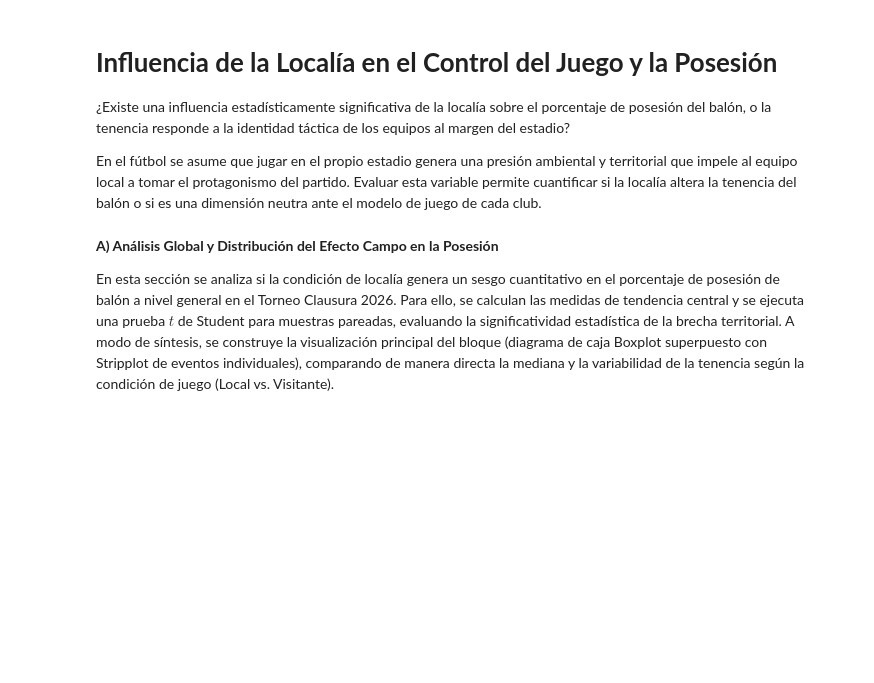
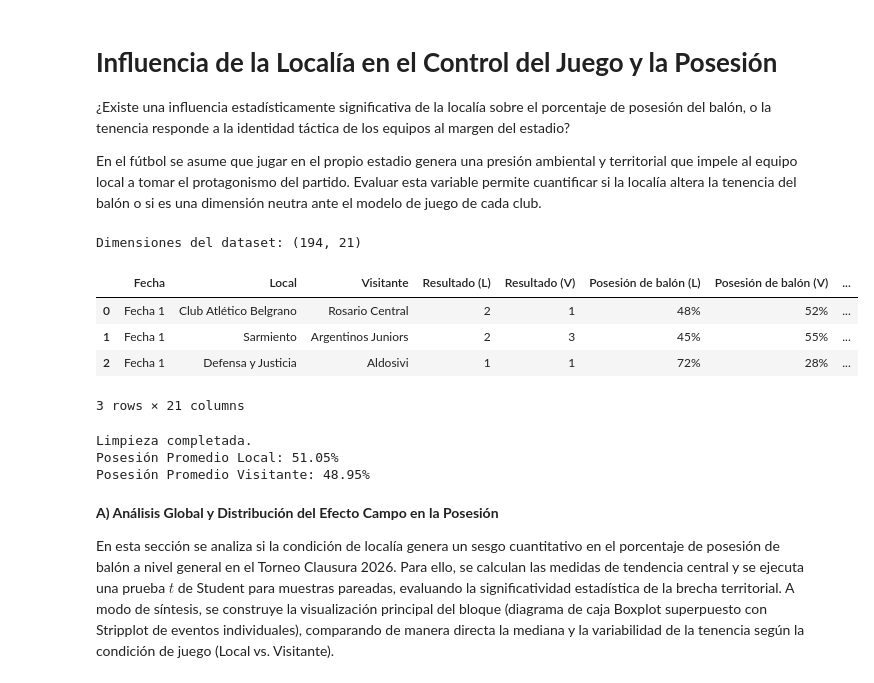
Before and after one commit to santiagoleguizamon10/TP-labo, a Jupyter notebook: prueba1_unificado.ipynb, the cells around one changed output. Saved outputs shown, nothing was run; the diff lists cells and outputs as text; code cells hidden in the pictures; blank space fills up the shorter version.

```diff
--- a/prueba1_unificado.ipynb
+++ b/prueba1_unificado.ipynb
@@ -682,6 +672,54 @@ Vemos que si bien en promedio los equipos locales hacen mas goles que los visita
 ¿Existe una influencia estadísticamente significativa de la localía sobre el porcentaje de posesión del balón, o la tenencia responde a la identidad táctica de los equipos al margen del estadio?
 
 En el fútbol se asume que jugar en el propio estadio genera una presión ambiental y territorial que impele al equipo local a tomar el protagonismo del partido. Evaluar esta variable permite cuantificar si la localía altera la tenencia del balón o si es una dimensión neutra ante el modelo de juego de cada club.
+# %%
+# ==============================================================================
+# PASO 1: IMPORTACIÓN DE LIBRERÍAS Y CARGA DEL DATASET --------- PASO A ELIMINAR A LA HORA DE JUNTAR CON EL TRABAJO PRINCIPAL ------------
+# ==============================================================================
+# Justificación: Establece el entorno reproducible en Google Colab e inspecciona
+# las variables de posesión de balón y condición de localía.
+# Logro: Carga en memoria del DataFrame y verificación de las 194 observaciones.
+
+import pandas as pd
+import numpy as np
+import matplotlib.pyplot as plt
+import seaborn as sns
+from scipy import stats
+
+url = 'https://raw.githubusercontent.com/santiagoleguizamon10/TP-labo/main/data/Clausura26_tp_labo.csv'
+df = pd.read_csv(url)
+
+print("Dimensiones del dataset:", df.shape)
+df.head(3)
+# %% [output]
+Dimensiones del dataset: (194, 21)
+|  | Fecha | Local | Visitante | Resultado (L) | Resultado (V) | Posesión de balón (L) | Posesión de balón (V) | ... |
+| 0 | Fecha 1 | Club Atlético Belgrano | Rosario Central | 2 | 1 | 48% | 52% | ... |
+| 1 | Fecha 1 | Sarmiento | Argentinos Juniors | 2 | 3 | 45% | 55% | ... |
+| 2 | Fecha 1 | Defensa y Justicia | Aldosivi | 1 | 1 | 72% | 28% | ... |
+3 rows × 21 columns
+# %%
+# ==============================================================================
+# PASO 2: LIMPIEZA DE DATOS Y CONSTRUCCIÓN DE LA BRECHA TERRITORIAL ------- PASO A REESTRUCTURAR A LA HORA DE JUNTAR CON EL TRABAJO PRINCIPAL -------
+# ==============================================================================
+# Justificación: Convierte la posesión de texto (%) a flotante numérico y calcula
+# la diferencia neta de posesión entre el local y el visitante (Dif_Posesion).
+# Logro: Habilita el cálculo de medias, medianas y desviaciones estándar.
+
+# 1. Conversión de tipo de dato (string con % a float)
+df['Posesion_L_num'] = df['Posesión de balón (L)'].str.rstrip('%').astype(float)
+df['Posesion_V_num'] = df['Posesión de balón (V)'].str.rstrip('%').astype(float)
+
+# 2. Margen de ventaja en la tenencia del local
+df['Dif_Posesion'] = df['Posesion_L_num'] - df['Posesion_V_num']
+
+print("Limpieza completada.")
+print(f"Posesión Promedio Local: {df['Posesion_L_num'].mean():.2f}%")
+print(f"Posesión Promedio Visitante: {df['Posesion_V_num'].mean():.2f}%")
+# %% [output]
+Limpieza completada.
+Posesión Promedio Local: 51.05%
+Posesión Promedio Visitante: 48.95%
 # %% [markdown]
 **A) Análisis Global y Distribución del Efecto Campo en la Posesión**
 
```
Also changed, not shown: parts of 19 cells of this notebook.
